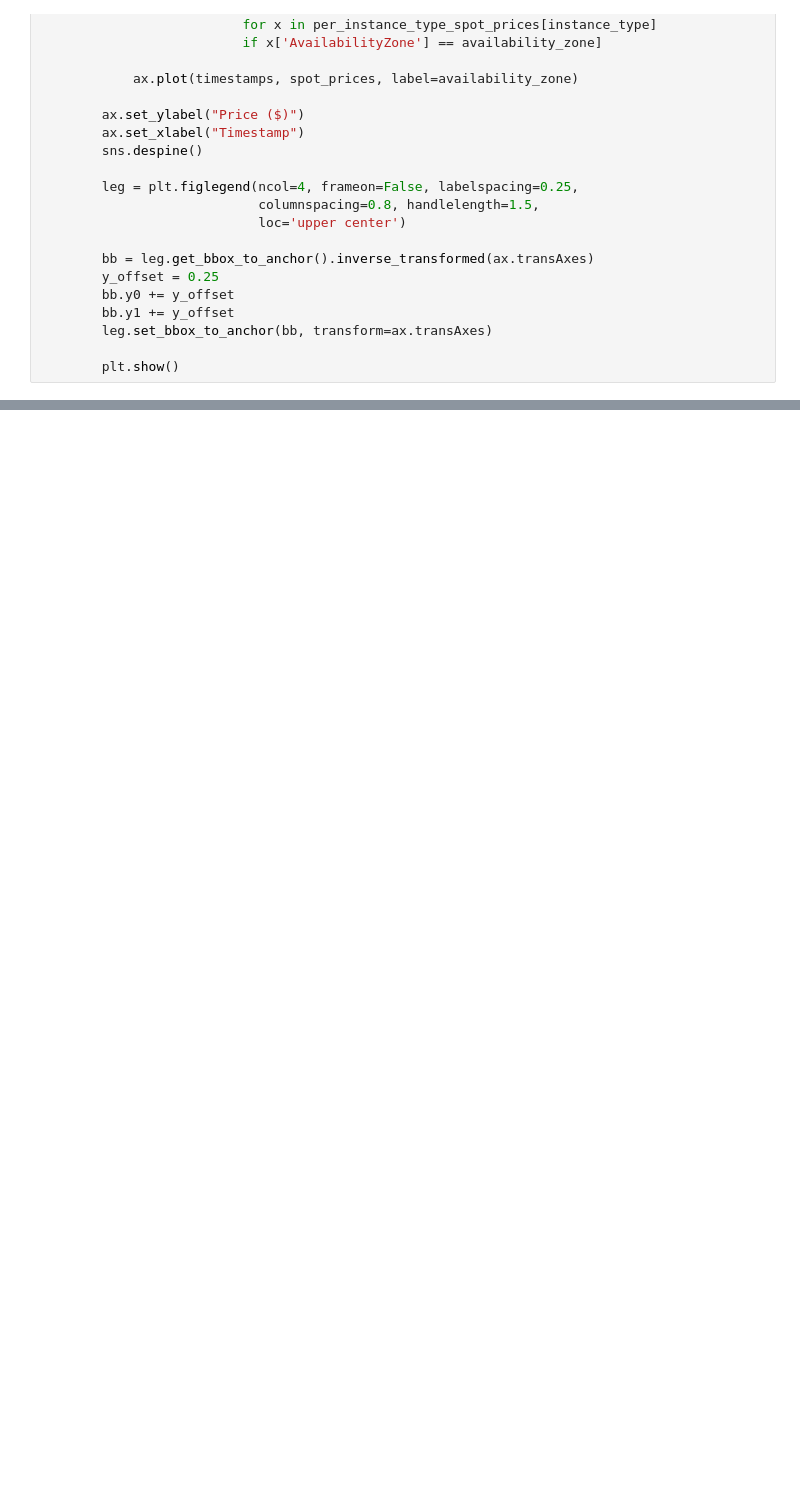
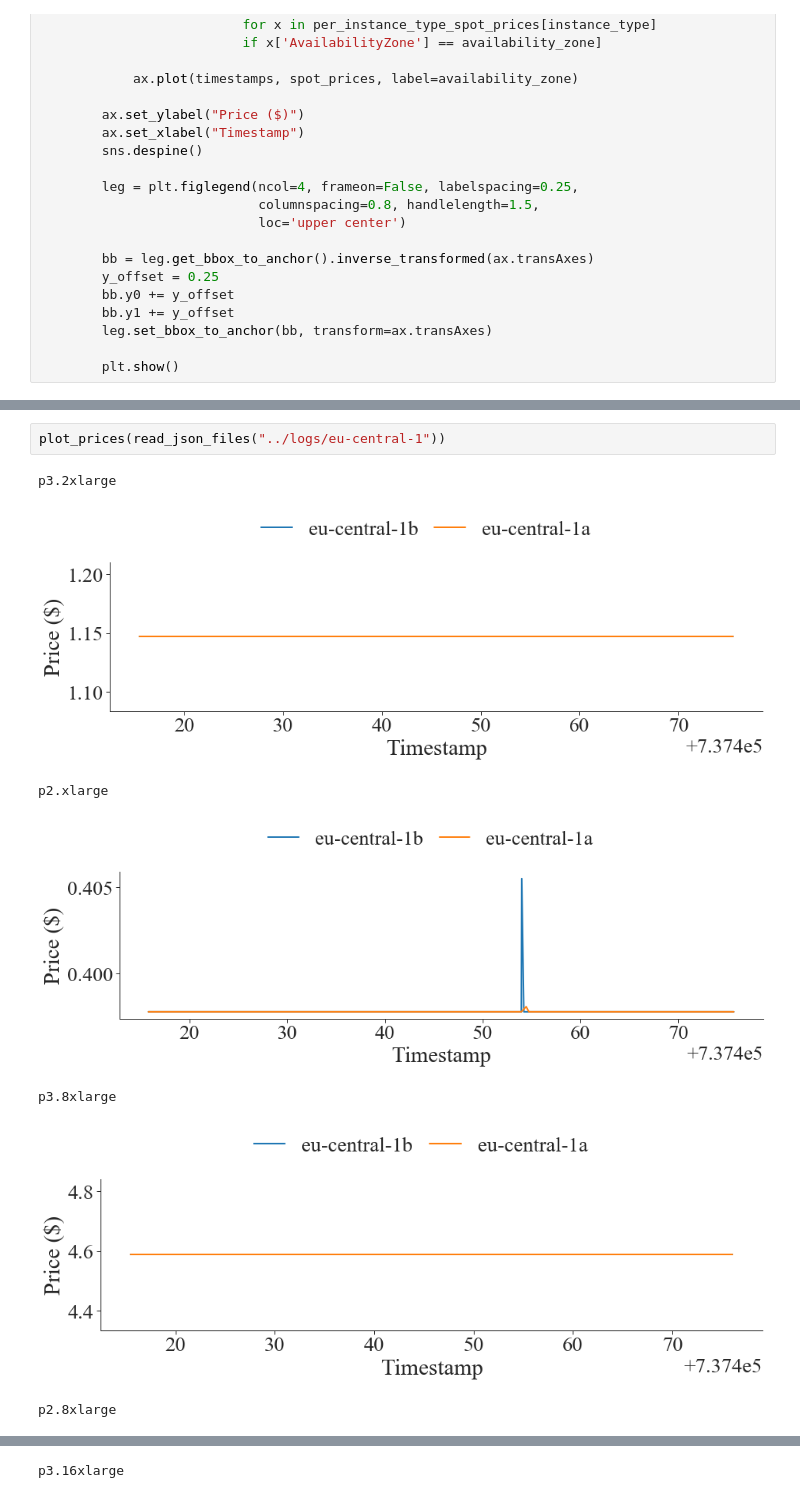
Before and after one commit to stanford-futuredata/training_on_a_dime, a Jupyter notebook: spot_pricing/notebooks/aws_spot_instance_prices.ipynb, the cells around one changed output, grey strips where cells are left out. Cells and saved outputs as stored; diff of their text form; blank space fills up the shorter version.

Commit message:
Graphs and logs from eu-* regions

```diff
--- a/spot_pricing/notebooks/aws_spot_instance_prices.ipynb
+++ b/spot_pricing/notebooks/aws_spot_instance_prices.ipynb
@@ -123,0 +124,10 @@ p3.16xlarge
+# %%
+plot_prices(read_json_files("../logs/eu-central-1"))
+# %% [output]
+p3.2xlarge
+[figure, added]
+p2.xlarge
+[figure, added]
+p3.8xlarge
+[figure, added]
+p2.8xlarge
@@ -123,0 +135 @@ p3.16xlarge
+p3.16xlarge
```
Also changed, not shown: parts of 6 cells of this notebook, 31 other files.
